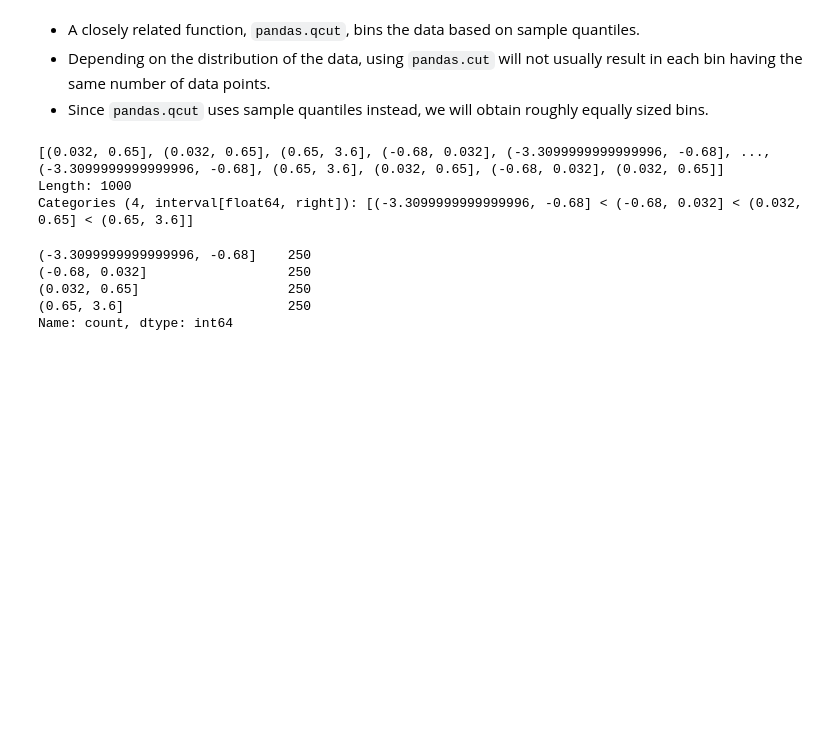
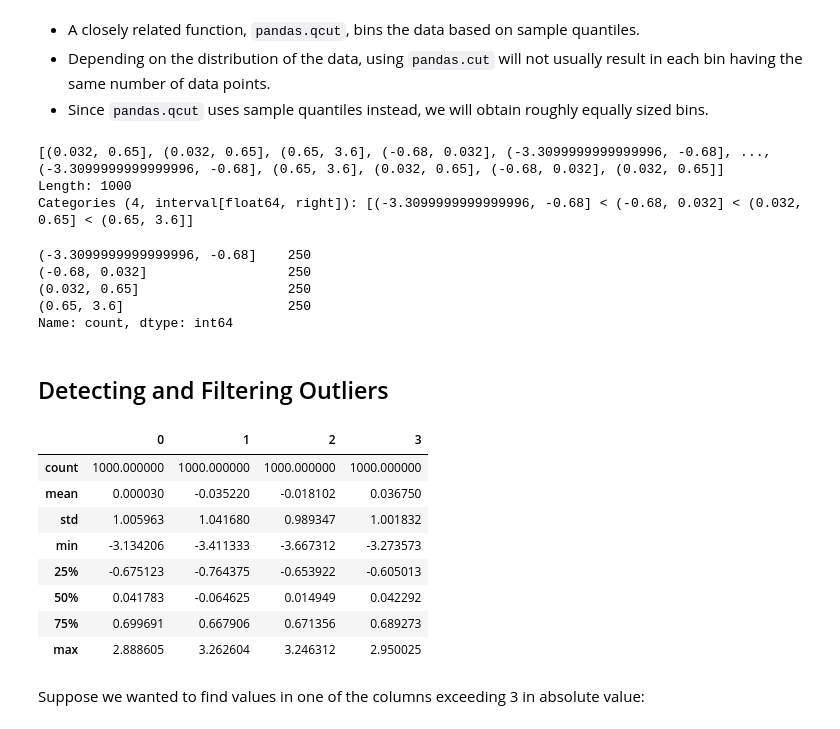
Before and after one commit to NajeebArif/data-analysis-with-python, a Jupyter notebook: data-cleaning-preparation/data-transformation.ipynb, the cells around one changed output. Saved outputs shown, nothing was run; the diff lists cells and outputs as text; code cells hidden in the pictures; blank space fills up the shorter version.

```diff
--- a/data-cleaning-preparation/data-transformation.ipynb
+++ b/data-cleaning-preparation/data-transformation.ipynb
@@ -359,3 +359,20 @@ pd.value_counts(quartiles)
 (0.032, 0.65]                   250
 (0.65, 3.6]                     250
 Name: count, dtype: int64
+# %% [markdown]
+## Detecting and Filtering Outliers
+# %%
+data = pd.DataFrame(np.random.standard_normal((1000, 4)))
+data.describe()
+# %% [output]
+|  | 0 | 1 | 2 | 3 |
+| count | 1000.000000 | 1000.000000 | 1000.000000 | 1000.000000 |
+| mean | 0.000030 | -0.035220 | -0.018102 | 0.036750 |
+| std | 1.005963 | 1.041680 | 0.989347 | 1.001832 |
+| min | -3.134206 | -3.411333 | -3.667312 | -3.273573 |
+| 25% | -0.675123 | -0.764375 | -0.653922 | -0.605013 |
+| 50% | 0.041783 | -0.064625 | 0.014949 | 0.042292 |
+| 75% | 0.699691 | 0.667906 | 0.671356 | 0.689273 |
+| max | 2.888605 | 3.262604 | 3.246312 | 2.950025 |
+# %% [markdown]
+Suppose we wanted to find values in one of the columns exceeding 3 in absolute value:
```
Also changed, not shown: parts of 9 cells of this notebook.
